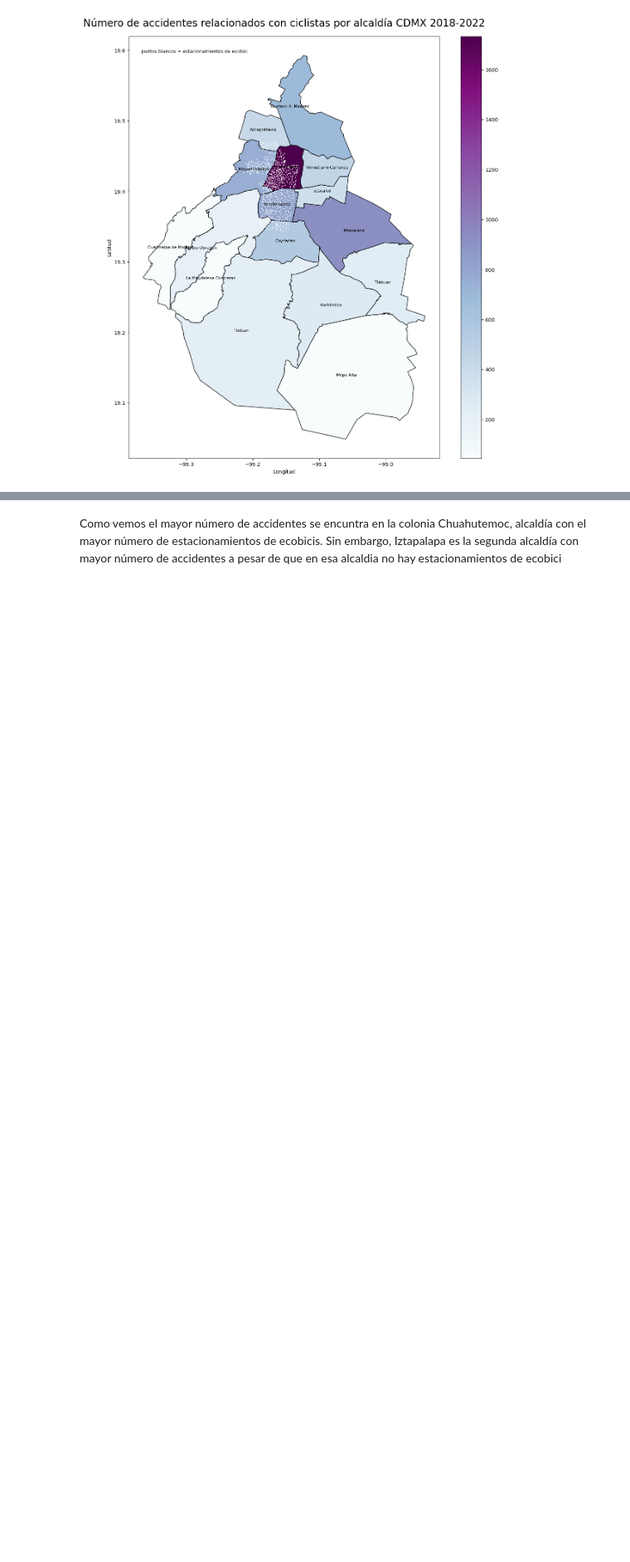
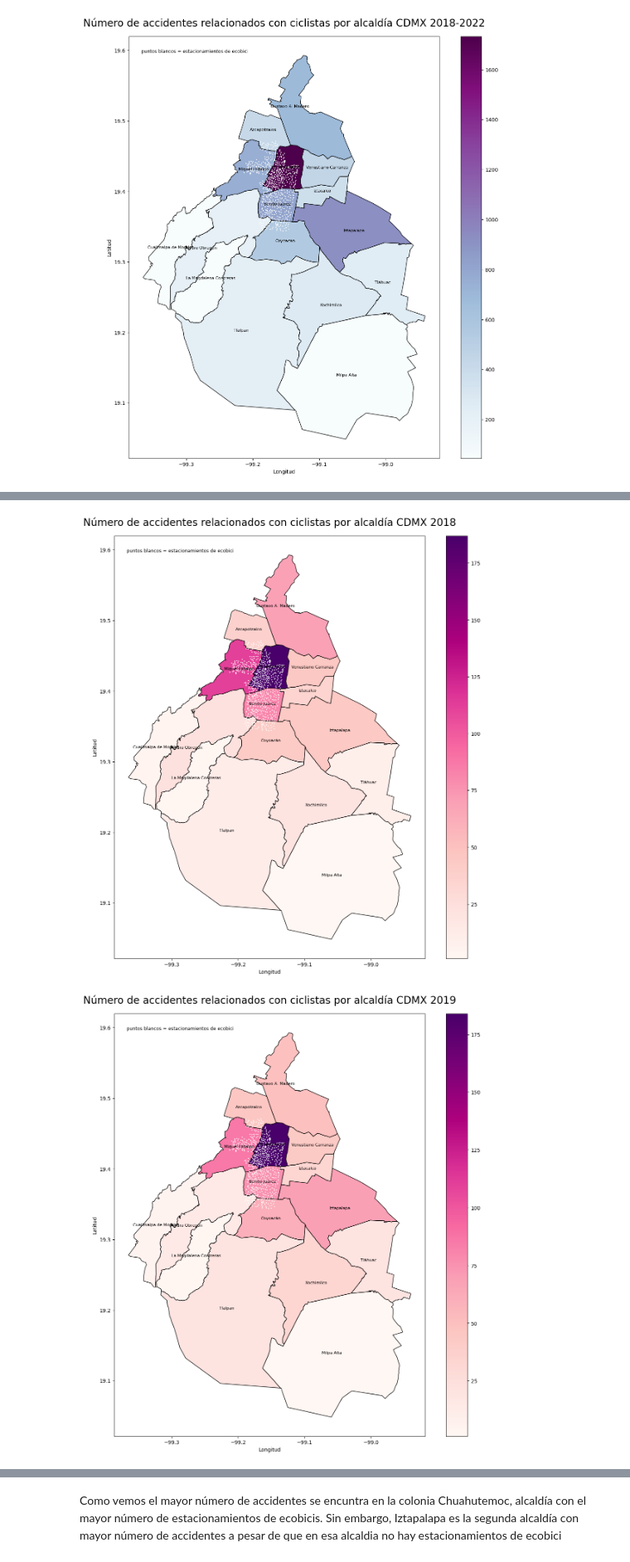
Before and after one commit to Santiago-Rosas/-Map-of-bicycle-accidents-in-Mexico-City, a Jupyter notebook: notebooks/2_mapa_bicicleta_accidentes.ipynb, the cells around one changed output, grey strips where cells are left out. Shown at 83% size. Saved outputs shown, nothing was run; the diff lists cells and outputs as text; code cells hidden in the pictures; blank space fills up the shorter version.

```diff
--- a/notebooks/2_mapa_bicicleta_accidentes.ipynb
+++ b/notebooks/2_mapa_bicicleta_accidentes.ipynb
@@ -267,0 +276,25 @@ plt.show()
+# %%
+colorines=['OrRd', 'PuRd', 'RdPu', 'BuPu','GnBu']
+año=list(range(2018,2023))
+for i,a in enumerate(año):
+
+    mapa_año=por_año[por_año["ano_evento"]== a]
+    df_map  = map_data.merge(mapa_año, on='NOMGEO', how='left')
+    gdf_swk = gpd.GeoDataFrame(df_map)
+    gdf_swk['coords'] = gdf_swk['geometry'].apply(lambda x: x.representative_point().coords[:])
+    gdf_swk['coords'] = [coords[0] for coords in gdf_swk['coords']]
+    fig, ax = plt.subplots(figsize = (15,15))
+    fig.text(.3, .85, "puntos blancos = estacionamientos de ecobici ", ha='center', fontdict={'fontsize':9, 'color': 'black'})
+    ax.set_title(f'Número de accidentes relacionados con ciclistas por alcaldía CDMX {a}',
+                pad = 20,fontdict={'fontsize':20,'color': 'black'})
+    ax.set_xlabel('Longitud')
+    ax.set_ylabel('Latitud')
+    lol=gdf_swk.plot(column="tipo_de_evento", cmap='RdPu', ax=ax,
+                edgecolor='black',legend=True)
+    for idx, row in gdf_swk.iterrows():plt.annotate(text=row['NOMGEO'], xy=row['coords'], horizontalalignment='center', color='black',size=8)
+    ecobici_gdf.plot(ax=lol, marker='o', color='white', markersize=1)
+
+    plt.show()
+# %% [output]
+[figure, added]
+[figure, added]
```
Also changed, not shown: parts of 10 cells of this notebook, 7 other files.
